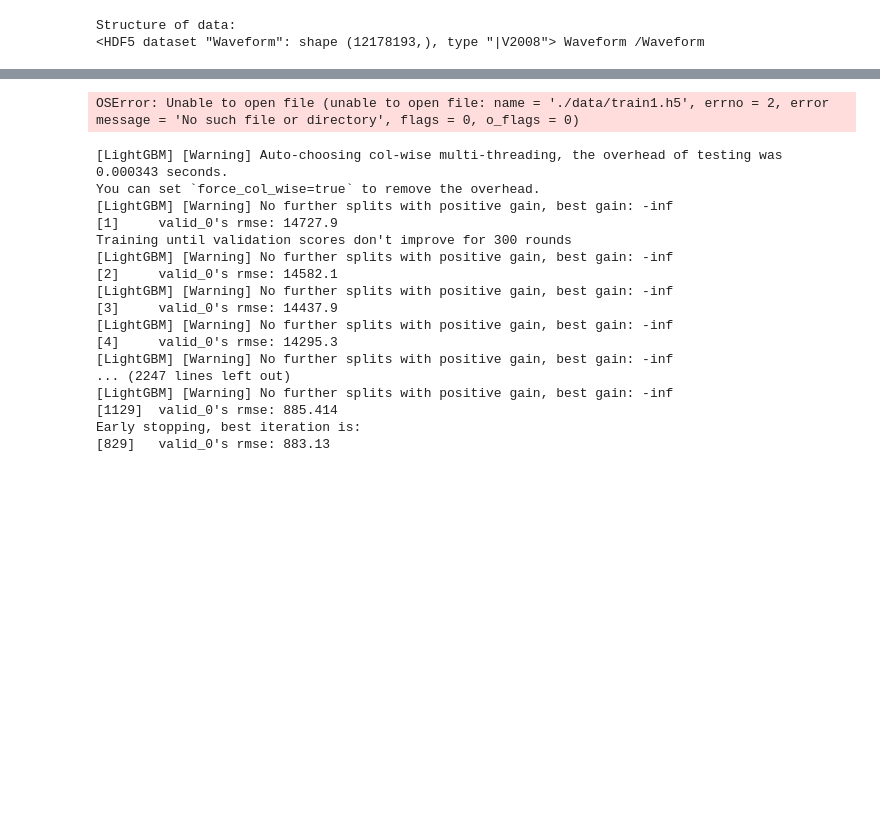
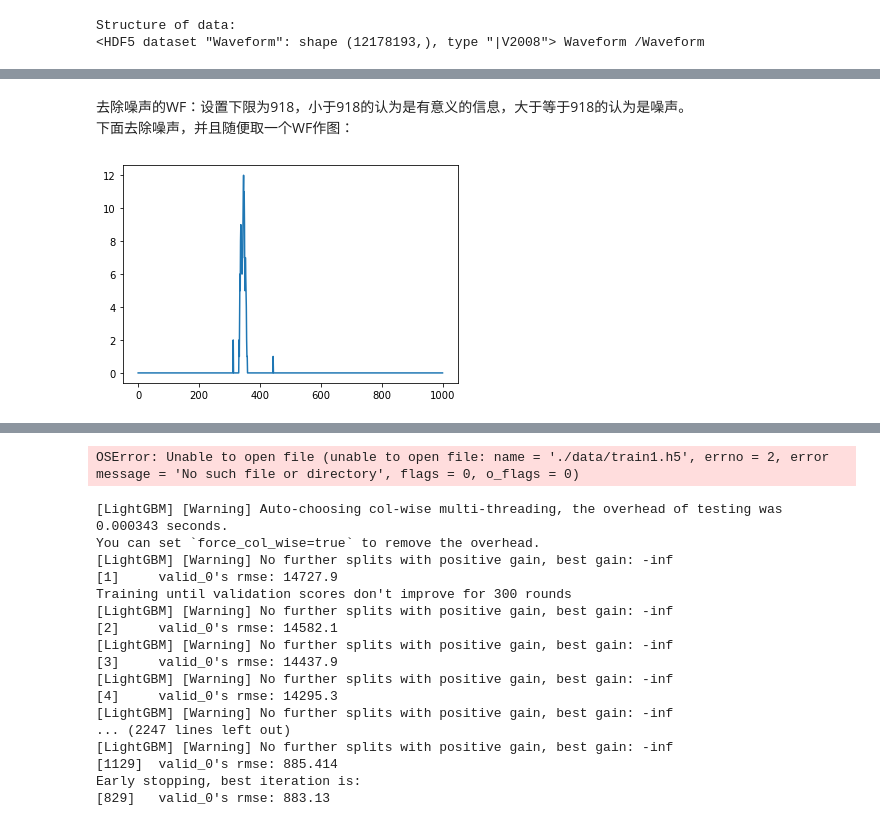
Before and after one commit to haimengzhao/juno-reconstruction, a Jupyter notebook: model.ipynb, the cells around one changed output, grey strips where cells are left out. Saved outputs shown, nothing was run; the diff lists cells and outputs as text; code cells hidden in the pictures; blank space fills up the shorter version.

```diff
--- a/model.ipynb
+++ b/model.ipynb
@@ -59 +83,10 @@ invTrainWF = np.where(trainWF['Waveform'] < 918, 918-trainWF['Waveform'], 0)
+# %% [markdown]
+去除噪声的WF：设置下限为918，小于918的认为是有意义的信息，大于等于918的认为是噪声。\
+下面去除噪声，并且随便取一个WF作图：
+# %%
+denoisedTrainWF = np.where(trainWF['Waveform'] < 918, 918-trainWF['Waveform'], 0)
+plt.plot(denoisedTrainWF[np.random.randint(0, denoisedTrainWF.shape[0])])
+plt.show()
+# %% [output]
+[figure, added]
 # %%
```
Also changed, not shown: parts of 19 cells of this notebook, 1 other file.
